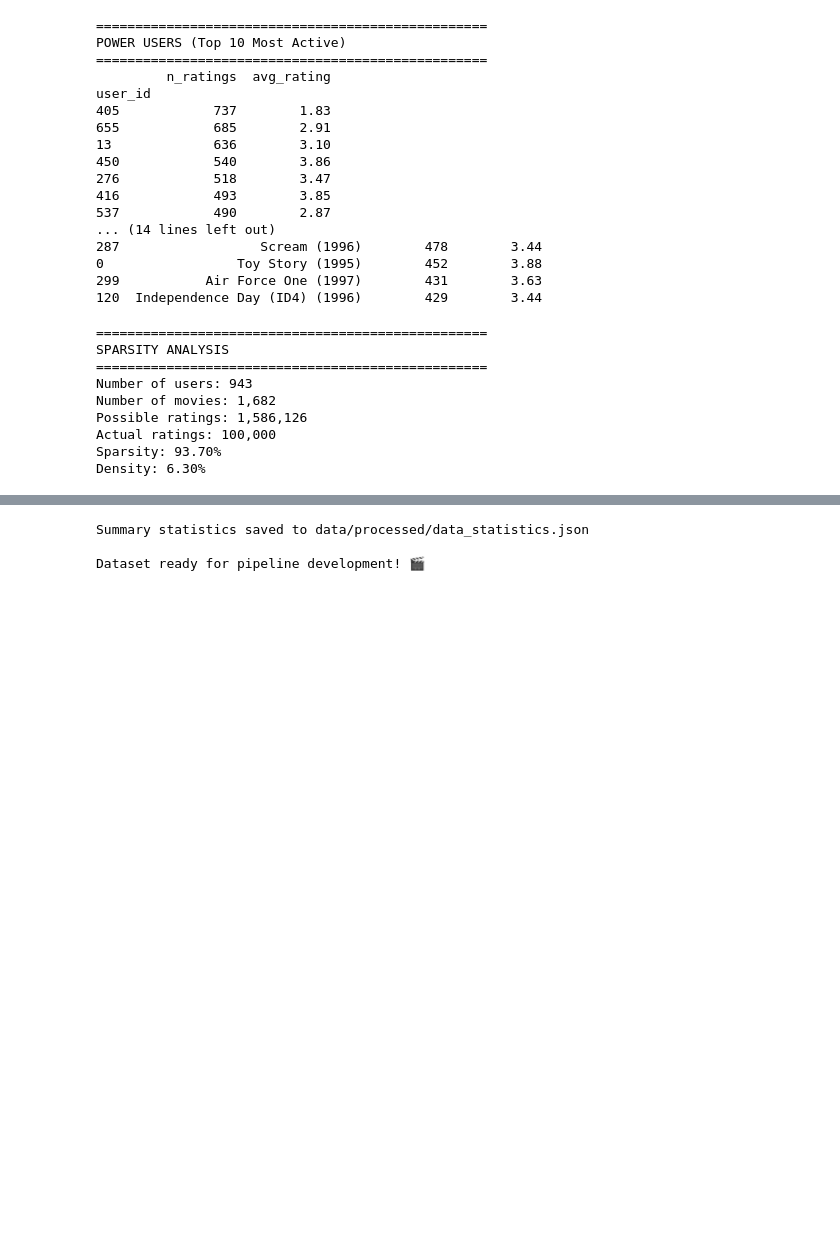
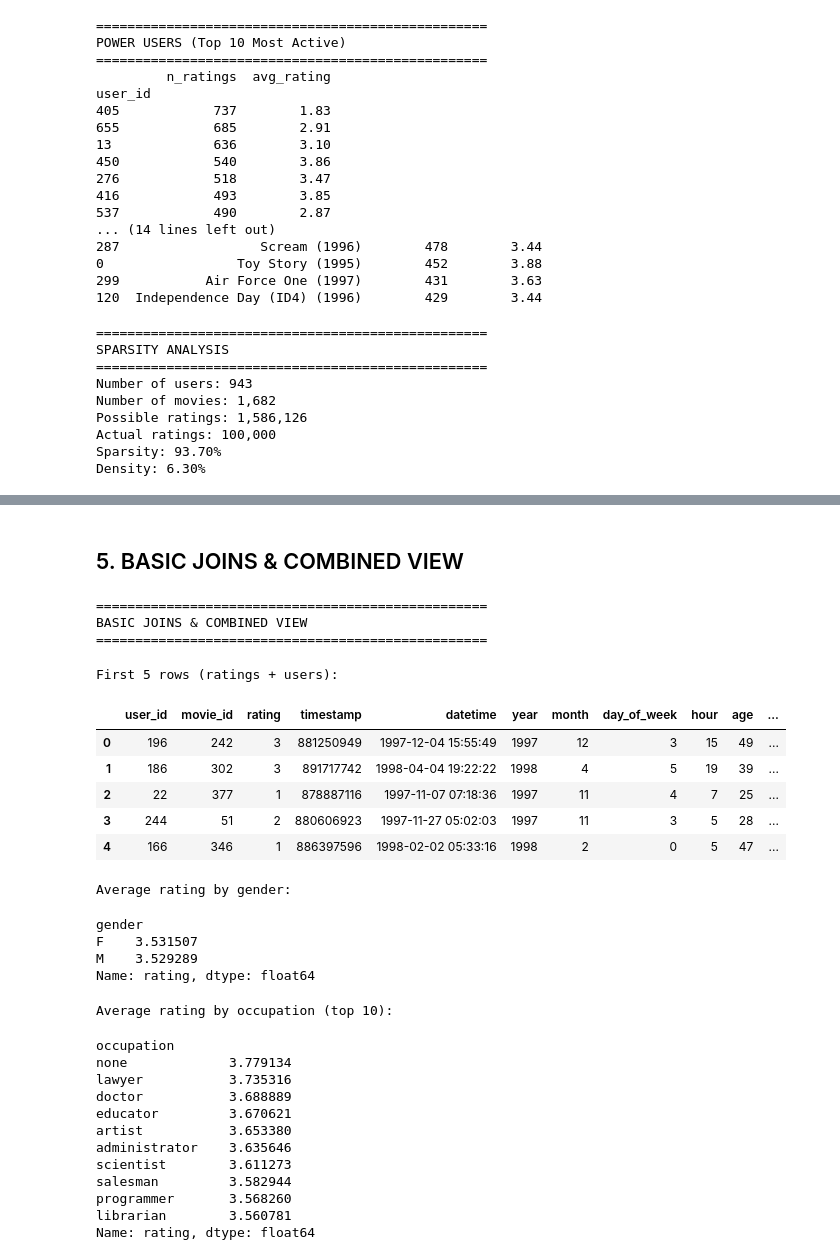
Before and after one commit to ChinazaBelolisa/6103-FA-25-Belolisa, a Jupyter notebook: notebooks/01_data_exploration.ipynb, the cells around one changed output, grey strips where cells are left out. Cells and saved outputs as stored; diff of their text form; code cells hidden in the pictures; blank space fills up the shorter version.

Commit message:
Add raw MovieLens data, add movielens.db and update EDA notebook

```diff
--- a/notebooks/01_data_exploration.ipynb
+++ b/notebooks/01_data_exploration.ipynb
@@ -612,28 +577,47 @@ Density: 6.30%
-# %%
-# Save summary statistics for later use
-summary_stats = {
-    'n_users': n_users,
-    'n_movies': n_movies,
-    'n_ratings': n_actual_ratings,
-    'sparsity': sparsity,
-    'mean_rating': ratings_df['rating'].mean(),
-    'std_rating': ratings_df['rating'].std(),
-    'ratings_per_user_median': user_stats['n_ratings'].median(),
-    'ratings_per_movie_median': movie_stats['n_ratings'].median(),
-    'date_range': {
-        'start': str(ratings_df['datetime'].min()),
-        'end': str(ratings_df['datetime'].max())
-    }
-}
-
-# Save to file for pipeline
-import json
-with open('../data/processed/data_statistics.json', 'w') as f:
-    json.dump(summary_stats, f, indent=2)
-
-print("Summary statistics saved to data/processed/data_statistics.json")
-print("\nDataset ready for pipeline development! 🎬")
-# %% [output]
-Summary statistics saved to data/processed/data_statistics.json
-
-Dataset ready for pipeline development! 🎬
+# %% [markdown]
+## 5. BASIC JOINS & COMBINED VIEW
+# %%
+print("\n" + "="*50)
+print("BASIC JOINS & COMBINED VIEW")
+print("="*50)
+# %% [output]
+==================================================
+BASIC JOINS & COMBINED VIEW
+==================================================
+# %%
+# --- 5.1 Join ratings + users ---
+ratings_users = ratings_df.merge(users_df, on="user_id")
+print("\nFirst 5 rows (ratings + users):")
+display(ratings_users.head())
+
+print("\nAverage rating by gender:")
+display(ratings_users.groupby("gender")["rating"].mean())
+
+print("\nAverage rating by occupation (top 10):")
+display(ratings_users.groupby("occupation")["rating"].mean().sort_values(ascending=False).head(10))
+# %% [output]
+First 5 rows (ratings + users):
+|  | user_id | movie_id | rating | timestamp | datetime | year | month | day_of_week | hour | age | ... |
+| 0 | 196 | 242 | 3 | 881250949 | 1997-12-04 15:55:49 | 1997 | 12 | 3 | 15 | 49 | ... |
+| 1 | 186 | 302 | 3 | 891717742 | 1998-04-04 19:22:22 | 1998 | 4 | 5 | 19 | 39 | ... |
+| 2 | 22 | 377 | 1 | 878887116 | 1997-11-07 07:18:36 | 1997 | 11 | 4 | 7 | 25 | ... |
+| 3 | 244 | 51 | 2 | 880606923 | 1997-11-27 05:02:03 | 1997 | 11 | 3 | 5 | 28 | ... |
+| 4 | 166 | 346 | 1 | 886397596 | 1998-02-02 05:33:16 | 1998 | 2 | 0 | 5 | 47 | ... |
+Average rating by gender:
+gender
+F    3.531507
+M    3.529289
+Name: rating, dtype: float64
+Average rating by occupation (top 10):
+occupation
+none             3.779134
+lawyer           3.735316
+doctor           3.688889
+educator         3.670621
+artist           3.653380
+administrator    3.635646
+scientist        3.611273
+salesman         3.582944
+programmer       3.568260
+librarian        3.560781
+Name: rating, dtype: float64
```
Also changed, not shown: parts of 5 cells of this notebook, 26 other files.
